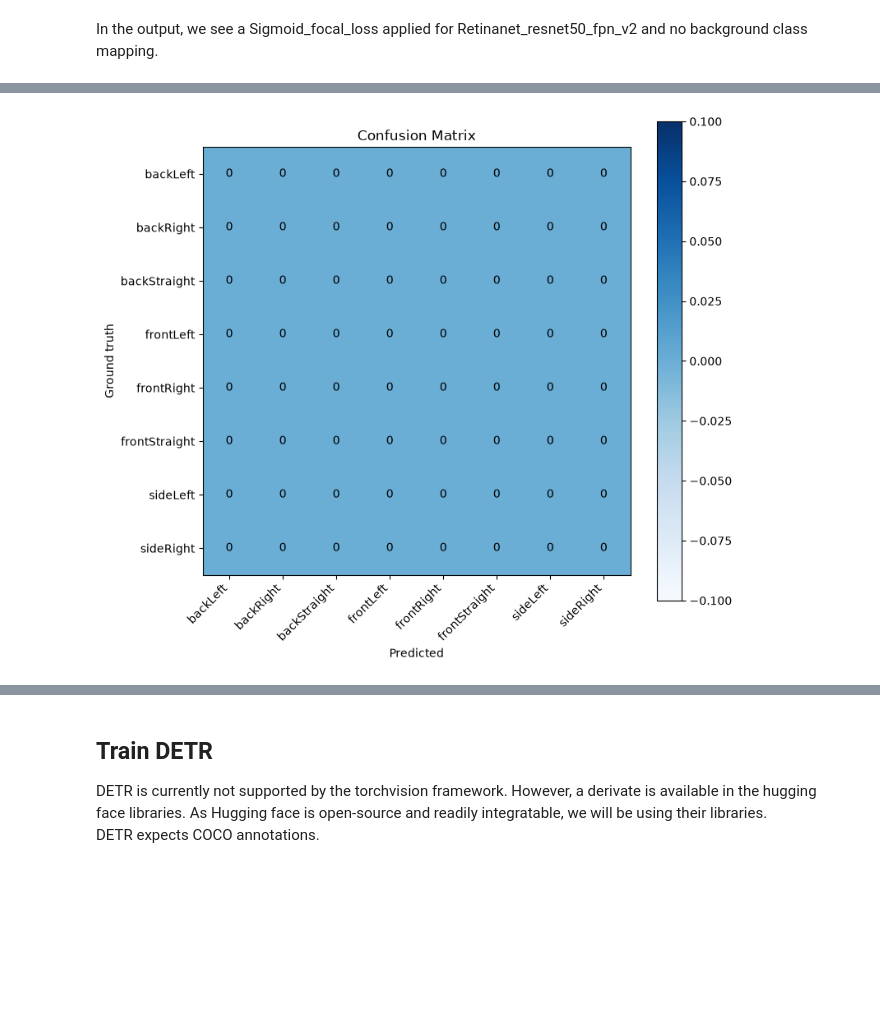
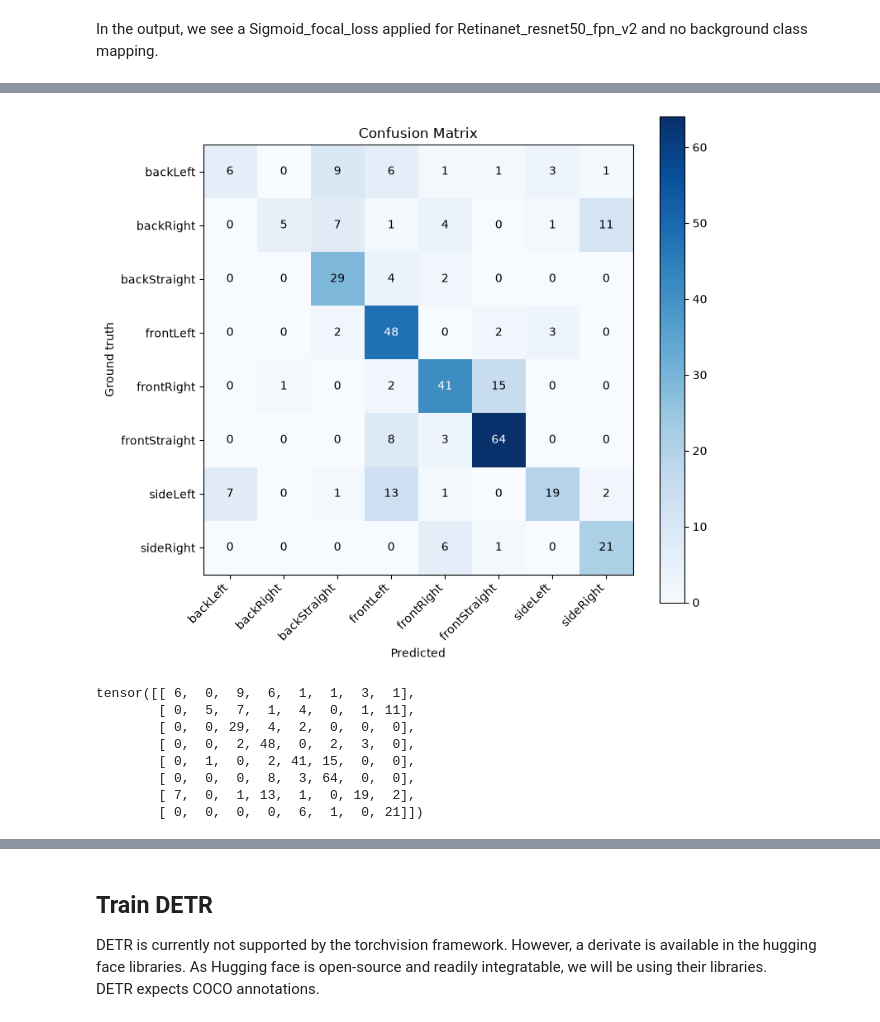
Before and after one commit to Freshman25/gaze-detection-kaggle-mirror, a Jupyter notebook: combined_notebook_v1.ipynb, the cells around one changed output, grey strips where cells are left out. Drawn from its saved outputs; the diff is of its cells as text; code cells hidden in the pictures; blank space fills up the shorter version.

Commit message:
Post Train, Prior Clean

```diff
--- a/combined_notebook_v1.ipynb
+++ b/combined_notebook_v1.ipynb
@@ -965,22 +1049,34 @@ RetinaNet(
 In the output, we see a Sigmoid_focal_loss applied for Retinanet_resnet50_fpn_v2 and no background class mapping.
 # %%
 class RetinaNetAdapter(BaseModelAdapter):
-    def __init__(self, model, dataset_classes, device=DEVICE):
-        super().__init__(output_classes=dataset_classes, device=device)
+    def __init__(self, model, dataset_id2label, device=DEVICE):
+        super().__init__(dataset_id2label = dataset_id2label, device=device)
         self.model = model
 
         print(f'Model: {self.model} \n Output classes: {self.output_classes} \n Device: {self.device}')
 
     def prepare_item(self, images, annotations):
-        # prepare annotations: canonical, unshifted — pass straight through
-        targets = self._get_annotations(images, annotations)
+        if annotations is not None:
+            targets = self._get_annotations(images, annotations)
+        else:
+            targets = None
 
-        # prepare images: RetinaNet expects float tensors in range [0, 1]
         tensor_images = []
         for img in images:
             np_img = np.array(img, dtype=np.float32) / 255.0
             tensor_images.append(torch.from_numpy(np_img).permute(2, 0, 1).to(self.device))
         return tensor_images, targets
+
+    def build_id2label(self, dataset_id2label):
+        # RetinaNet: no reserved background index, dataset labels pass through unshifted
+        return dict(dataset_id2label)
+
+    def eval_for_validation(self):
+        self.model.train()
+        for m in self.model.modules():
+            if isinstance(m, torch.nn.modules.batchnorm._BatchNorm):
+                m.eval()
+
 
     def forward_train(self, images, annotations):
         tensor_images, targets = self.prepare_item(images, annotations)
@@ -990,17 +1086,17 @@ class RetinaNetAdapter(BaseModelAdapter):
 
     # inherit: predict
 # %%
-# reuse the resnet params
-params = [p for p in retinanet_model.parameters() if p.requires_grad] # select parameters that require gradient calculation
-optimizer = torch.optim.SGD(params, lr=0.005,
-                                momentum=0.9, weight_decay=0.0005)
+# define standard retinanet params
+params = [p for p in retinanet_model.parameters() if p.requires_grad]
+optimizer = torch.optim.SGD(params, lr=0.005, momentum=0.9, weight_decay=0.0005)
 
 len_dataloader = len(train_loader)
 
-retinanet_adapter = RetinaNetAdapter(retinanet_model, dataset_classes)
+retinanet_adapter = RetinaNetAdapter(retinanet_model, train_dataset.id2label)
+print(retinanet_model.head.classification_head.num_classes)
 
 
-train_losses, val_losses = [], []       # don't forget to flush from last training
+train_losses, val_losses = [], []       # flush from last training
 for epoch in range(NUM_EPOCHS):
     print(f"\n--- Epoch {epoch+1}/{NUM_EPOCHS} ---")
 
@@ -1040,8 +1213,22 @@ plot_train_val_loss_curve(train_losses, val_losses, "RetinaNet train-val loss cu
 # %%
-class_names = val_dataset.get_class_names()
-cm = plot_confusion_matrix(rcnn_adapter, val_loader, dataset_classes, include_background=False, class_names=class_names) # we set output_classes = dataset_classes + 1 earlier
+plot_confusion_matrix(
+    adapter=retinanet_adapter,
+    dataloader=val_loader,
+    id2label=retinanet_adapter.id2label,
+    include_background=False, # No background token tracked in RetinaNet's outputs
+    iou_threshold=0.3,
+    score_threshold=0.3
+)
 # %% [output]
-[figure, old version]
+[figure, new version]
+tensor([[ 6,  0,  9,  6,  1,  1,  3,  1],
+        [ 0,  5,  7,  1,  4,  0,  1, 11],
+        [ 0,  0, 29,  4,  2,  0,  0,  0],
+        [ 0,  0,  2, 48,  0,  2,  3,  0],
+        [ 0,  1,  0,  2, 41, 15,  0,  0],
+        [ 0,  0,  0,  8,  3, 64,  0,  0],
+        [ 7,  0,  1, 13,  1,  0, 19,  2],
+        [ 0,  0,  0,  0,  6,  1,  0, 21]])
 # %%
 torch.save(retinanet_adapter.model.state_dict(), "models/retinanet_trained_weights.pth")
 # %%
```
Also changed, not shown: parts of 37 cells of this notebook, 1 other file.
